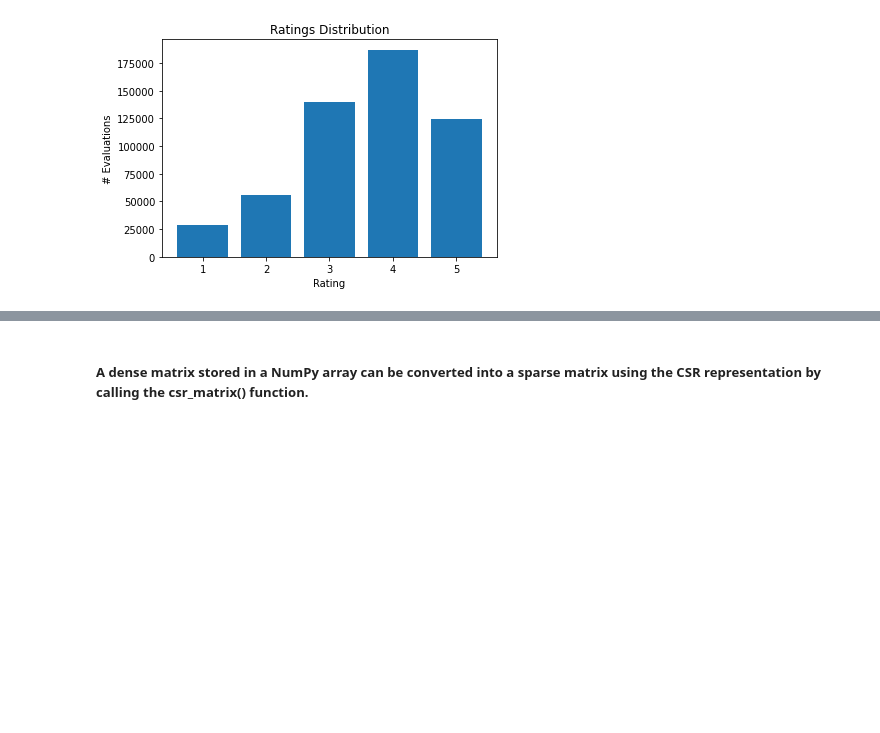
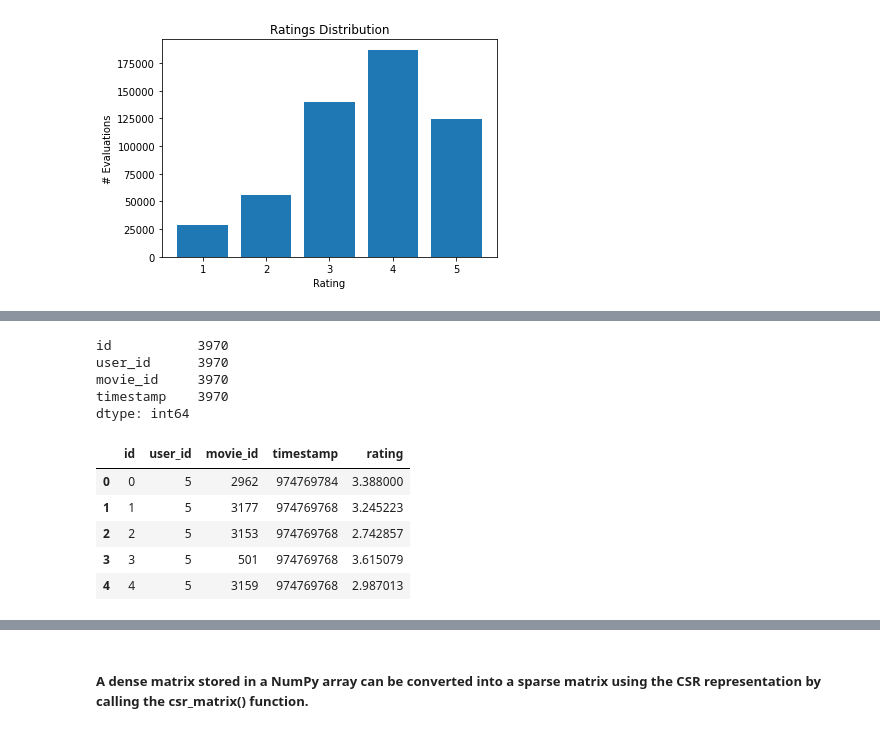
Before and after one commit to rodolfoarruda/MachineLearning, a Jupyter notebook: recom_sys.ipynb, the cells around one changed output, grey strips where cells are left out. Saved outputs shown, nothing was run; the diff lists cells and outputs as text; code cells hidden in the pictures; blank space fills up the shorter version.

```diff
--- a/recom_sys.ipynb
+++ b/recom_sys.ipynb
@@ -39,0 +88,3 @@ plt.ylabel('# Evaluations');
+# %%
+df_test = pd.read_csv('/content/drive/MyDrive/Doutorado/disciplinas/recom_sys/scc5966/test_data.csv',sep=',')
+df_test.head()
@@ -39,0 +98,19 @@ plt.ylabel('# Evaluations');
+# %%
+df_test.count()
+# %% [output]
+id           3970
+user_id      3970
+movie_id     3970
+timestamp    3970
+dtype: int64
+# %%
+pred_dummy_movie = pd.merge(df_test, avg_movie, on="movie_id",how="left").fillna(4)
+# %%
+pred_dummy_movie.head()
+# %% [output]
+|  | id | user_id | movie_id | timestamp | rating |
+| 0 | 0 | 5 | 2962 | 974769784 | 3.388000 |
+| 1 | 1 | 5 | 3177 | 974769768 | 3.245223 |
+| 2 | 2 | 5 | 3153 | 974769768 | 2.742857 |
+| 3 | 3 | 5 | 501 | 974769768 | 3.615079 |
+| 4 | 4 | 5 | 3159 | 974769768 | 2.987013 |
```
Also changed, not shown: parts of 38 cells of this notebook.
